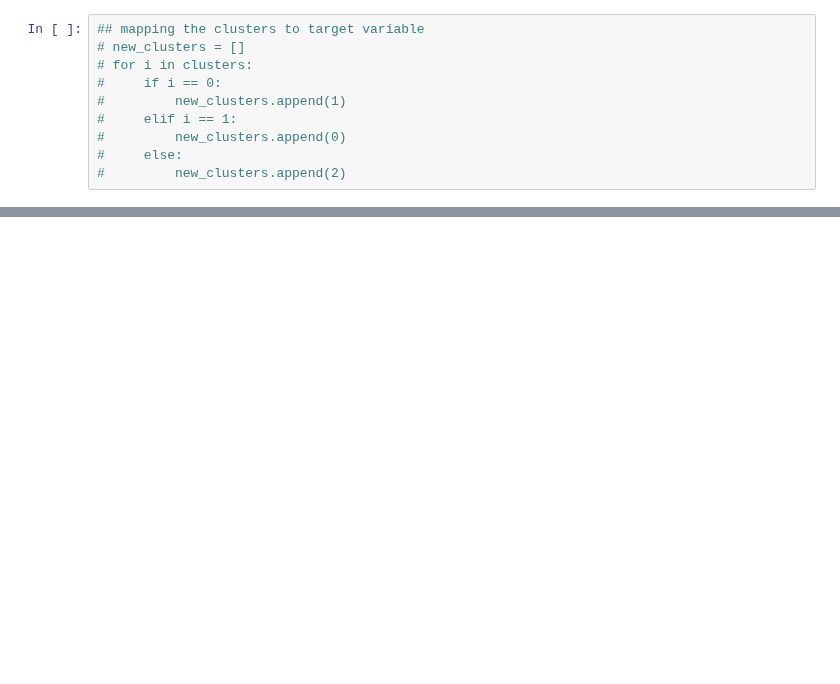
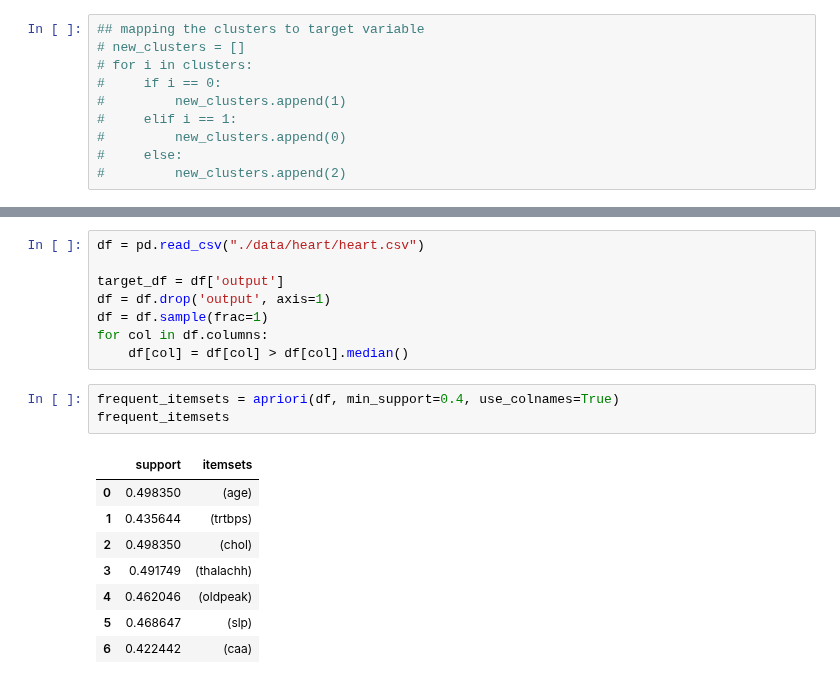
Before and after one commit to siddhantpathakk/FrequentMining, a Jupyter notebook: task3.ipynb, the cells around one changed output, grey strips where cells are left out. Cells and saved outputs as stored; diff of their text form; blank space fills up the shorter version.

```diff
--- a/task3.ipynb
+++ b/task3.ipynb
@@ -198,0 +313,20 @@ clusters, target.values
+# %%
+df = pd.read_csv("./data/heart/heart.csv")
+
+target_df = df['output']
+df = df.drop('output', axis=1)
+df = df.sample(frac=1)
+for col in df.columns:
+    df[col] = df[col] > df[col].median()
+# %%
+frequent_itemsets = apriori(df, min_support=0.4, use_colnames=True)
+frequent_itemsets
+# %% [output]
+|  | support | itemsets |
+| 0 | 0.498350 | (age) |
+| 1 | 0.435644 | (trtbps) |
+| 2 | 0.498350 | (chol) |
+| 3 | 0.491749 | (thalachh) |
+| 4 | 0.462046 | (oldpeak) |
+| 5 | 0.468647 | (slp) |
+| 6 | 0.422442 | (caa) |
```
Also changed, not shown: parts of 32 cells of this notebook, 3 other files.
